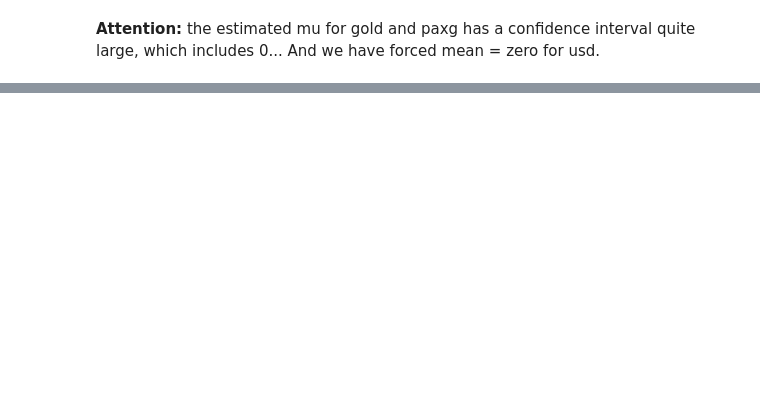
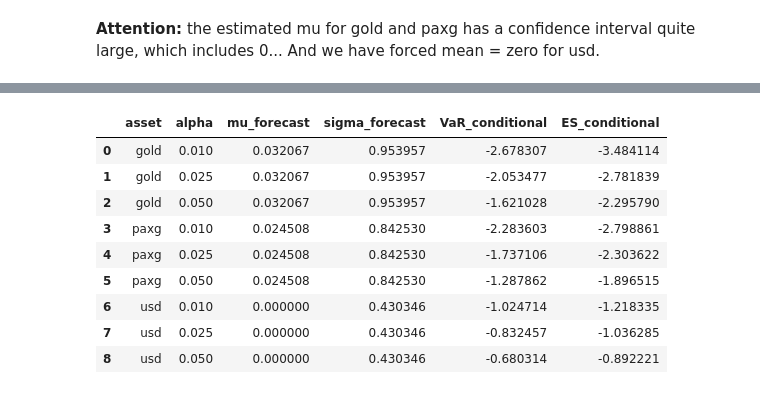
Before and after one commit to ElodieElodie/memoire_stats, a Jupyter notebook: yu.ipynb, the cells around one changed output, grey strips where cells are left out. Drawn from its saved outputs; the diff is of its cells as text; code cells hidden in the pictures; blank space fills up the shorter version.

```diff
--- a/yu.ipynb
+++ b/yu.ipynb
@@ -405,0 +416,6 @@ And we have forced mean = zero for usd.
+# %%
+garch_results = {
+    "gold": gold_garch_results,
+    "paxg": paxg_garch_results,
+    "usd": usd_garch_results,
+}
@@ -405,0 +740,59 @@ And we have forced mean = zero for usd.
+# %%
+def evt_left_quantile_z(alpha, u, xi, beta, p_u):
+    if alpha >= p_u:
+        return np.nan
+    if abs(xi) < 1e-8:
+        y_alpha = u + beta * np.log(p_u / alpha)
+    else:
+        y_alpha = u + (beta / xi) * ((alpha / p_u) ** (-xi) - 1.0)
+    return -y_alpha
+
+def evt_left_es_z(alpha, u, xi, beta, p_u):
+    qz = evt_left_quantile_z(alpha, u, xi, beta, p_u)
+    if np.isnan(qz) or xi >= 1:
+        return np.nan
+
+    y_alpha = -qz
+    e_y_given_tail = y_alpha + (beta + xi * (y_alpha - u)) / (1 - xi)
+    return -e_y_given_tail
+
+rows = []
+
+for asset, res in garch_results.items():
+    pars = evt_fits[asset]
+
+    fc = res.forecast(horizon=1, reindex=False)
+    mu_fc = float(fc.mean.iloc[-1, 0]) if fc.mean is not None else 0.0
+    sigma_fc = float(np.sqrt(fc.variance.iloc[-1, 0]))
+
+    for alpha in alpha_levels:
+        qz = evt_left_quantile_z(alpha, pars["threshold_u"], pars["xi"], pars["beta"], pars["p_u"])
+        esz = evt_left_es_z(alpha, pars["threshold_u"], pars["xi"], pars["beta"], pars["p_u"])
+
+        var_ret = mu_fc + sigma_fc * qz if not np.isnan(qz) else np.nan
+        es_ret = mu_fc + sigma_fc * esz if not np.isnan(esz) else np.nan
+
+        rows.append(
+            {
+                "asset": asset,
+                "alpha": alpha,
+                "mu_forecast": mu_fc,
+                "sigma_forecast": sigma_fc,
+                "VaR_conditional": var_ret,
+                "ES_conditional": es_ret,
+            }
+        )
+
+risk_table = pd.DataFrame(rows).sort_values(["asset", "alpha"])
+risk_table
+# %% [output]
+|  | asset | alpha | mu_forecast | sigma_forecast | VaR_conditional | ES_conditional |
+| 0 | gold | 0.010 | 0.032067 | 0.953957 | -2.678307 | -3.484114 |
+| 1 | gold | 0.025 | 0.032067 | 0.953957 | -2.053477 | -2.781839 |
+| 2 | gold | 0.050 | 0.032067 | 0.953957 | -1.621028 | -2.295790 |
+| 3 | paxg | 0.010 | 0.024508 | 0.842530 | -2.283603 | -2.798861 |
+| 4 | paxg | 0.025 | 0.024508 | 0.842530 | -1.737106 | -2.303622 |
+| 5 | paxg | 0.050 | 0.024508 | 0.842530 | -1.287862 | -1.896515 |
+| 6 | usd | 0.010 | 0.000000 | 0.430346 | -1.024714 | -1.218335 |
+| 7 | usd | 0.025 | 0.000000 | 0.430346 | -0.832457 | -1.036285 |
+| 8 | usd | 0.050 | 0.000000 | 0.430346 | -0.680314 | -0.892221 |
```
Also changed, not shown: parts of 28 cells of this notebook.
